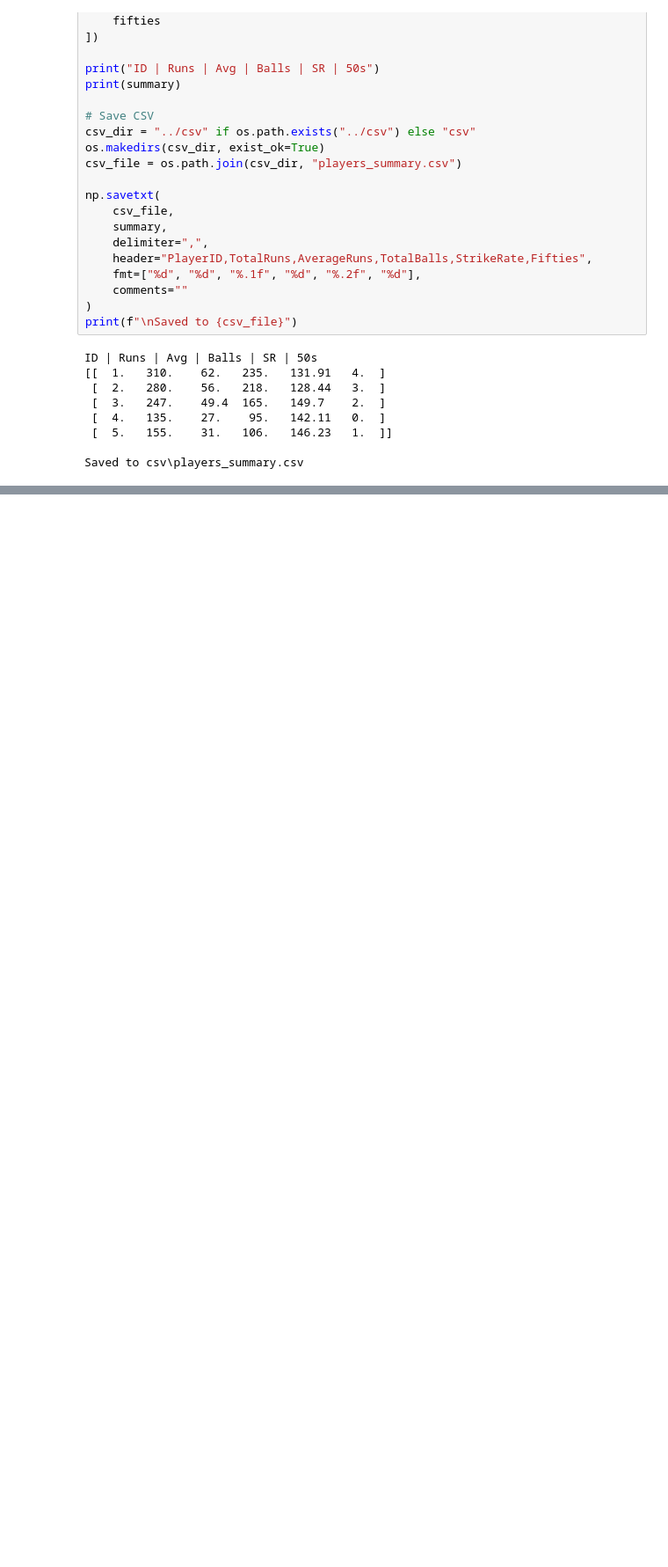
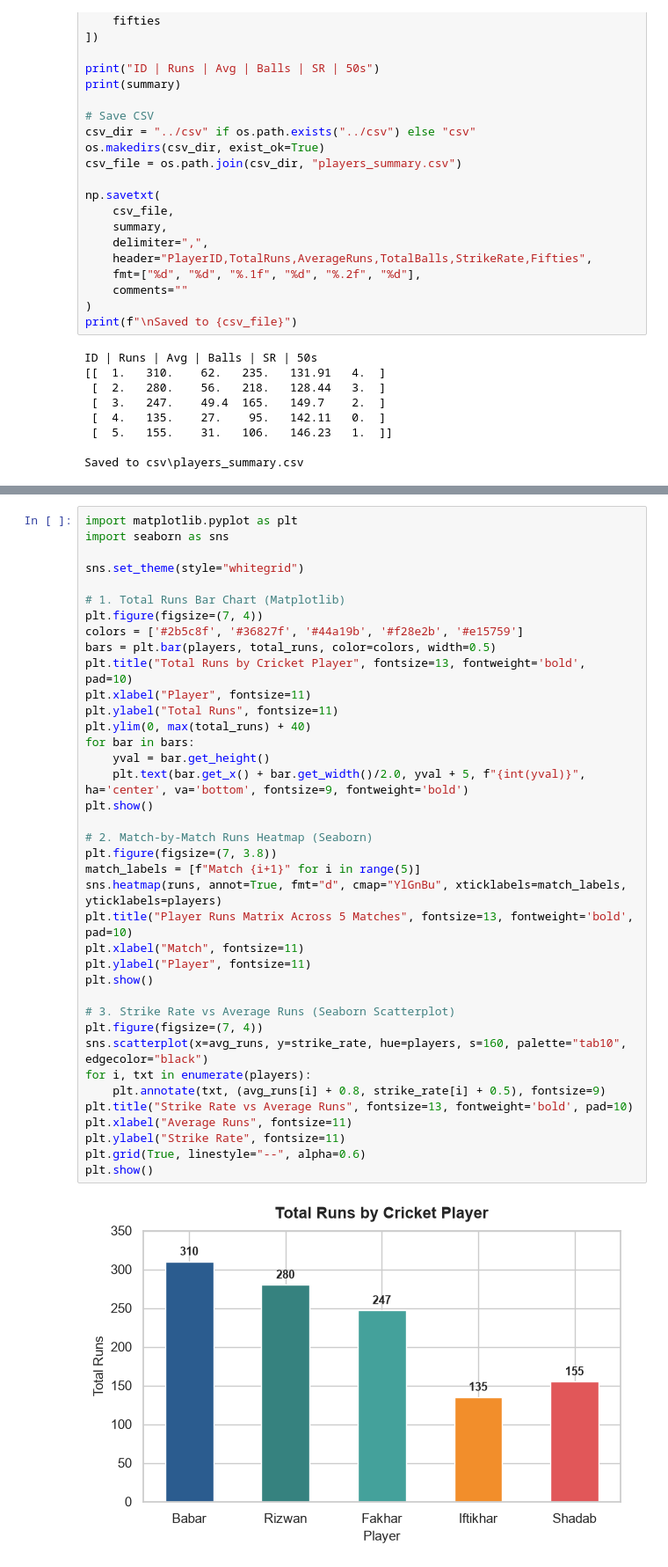
Before and after one commit to Musa701-wq/ai_projects_, a Jupyter notebook: numpy/players_project.ipynb, the cells around one changed output, grey strips where cells are left out. Shown at 88% size. Cells and saved outputs as stored; diff of their text form; blank space fills up the shorter version.

Commit message:
Add Matplotlib and Seaborn visualizations to projects and add visualization basics

```diff
--- a/numpy/players_project.ipynb
+++ b/numpy/players_project.ipynb
@@ -151,0 +154,40 @@ Saved to csv\players_summary.csv
+# %%
+import matplotlib.pyplot as plt
+import seaborn as sns
+
+sns.set_theme(style="whitegrid")
+
+# 1. Total Runs Bar Chart (Matplotlib)
+plt.figure(figsize=(7, 4))
+colors = ['#2b5c8f', '#36827f', '#44a19b', '#f28e2b', '#e15759']
+bars = plt.bar(players, total_runs, color=colors, width=0.5)
+plt.title("Total Runs by Cricket Player", fontsize=13, fontweight='bold', pad=10)
+plt.xlabel("Player", fontsize=11)
+plt.ylabel("Total Runs", fontsize=11)
+plt.ylim(0, max(total_runs) + 40)
+for bar in bars:
+    yval = bar.get_height()
+    plt.text(bar.get_x() + bar.get_width()/2.0, yval + 5, f"{int(yval)}", ha='center', va='bottom', fontsize=9, fontweight='bold')
+plt.show()
+
+# 2. Match-by-Match Runs Heatmap (Seaborn)
+plt.figure(figsize=(7, 3.8))
+match_labels = [f"Match {i+1}" for i in range(5)]
+sns.heatmap(runs, annot=True, fmt="d", cmap="YlGnBu", xticklabels=match_labels, yticklabels=players)
+plt.title("Player Runs Matrix Across 5 Matches", fontsize=13, fontweight='bold', pad=10)
+plt.xlabel("Match", fontsize=11)
+plt.ylabel("Player", fontsize=11)
+plt.show()
+
+# 3. Strike Rate vs Average Runs (Seaborn Scatterplot)
+plt.figure(figsize=(7, 4))
+sns.scatterplot(x=avg_runs, y=strike_rate, hue=players, s=160, palette="tab10", edgecolor="black")
+for i, txt in enumerate(players):
+    plt.annotate(txt, (avg_runs[i] + 0.8, strike_rate[i] + 0.5), fontsize=9)
+plt.title("Strike Rate vs Average Runs", fontsize=13, fontweight='bold', pad=10)
+plt.xlabel("Average Runs", fontsize=11)
+plt.ylabel("Strike Rate", fontsize=11)
+plt.grid(True, linestyle="--", alpha=0.6)
+plt.show()
+# %% [output]
+[figure, added]
```
Also changed, not shown: parts of 2 cells of this notebook, 7 other files.
